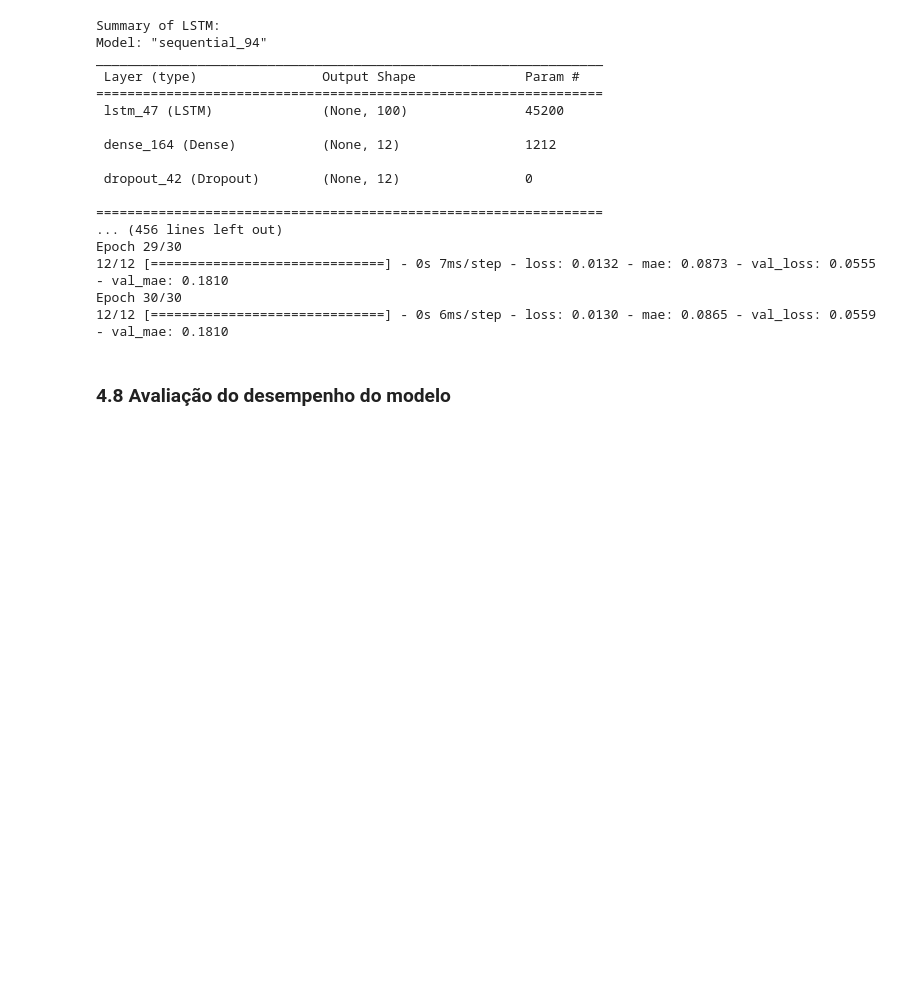
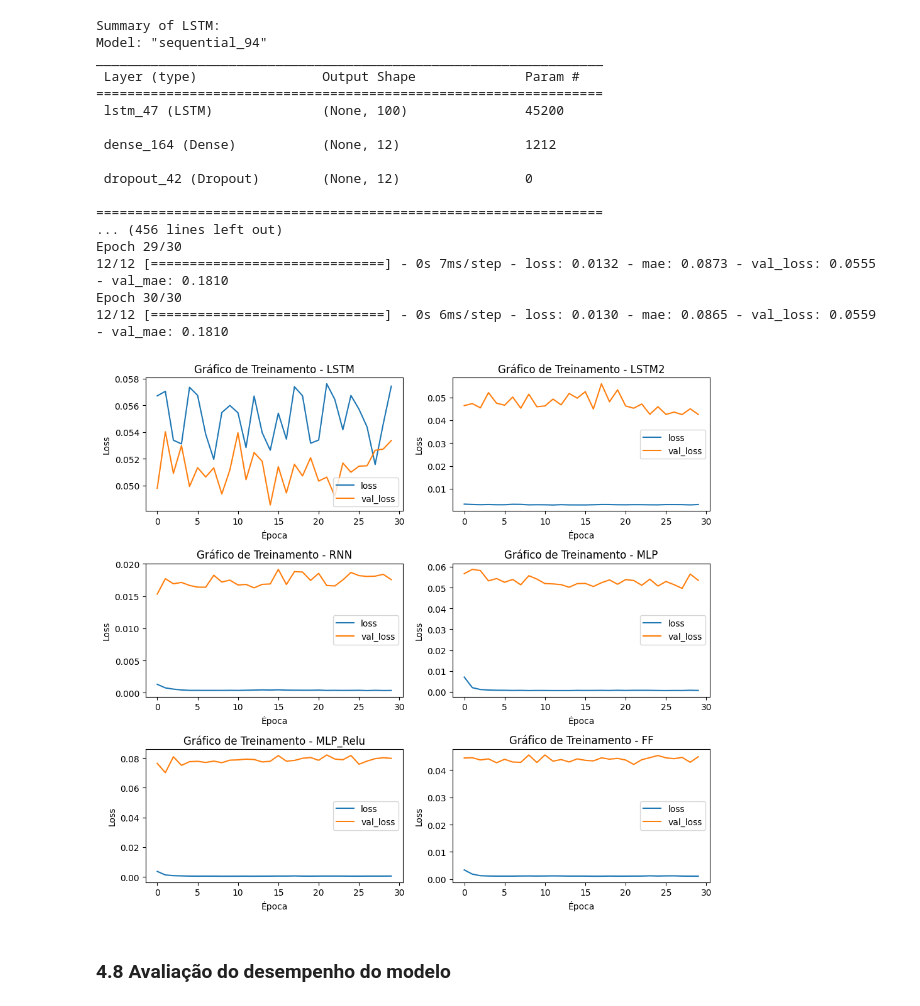
Before and after one commit to Wsouza36/Ciencia-de-Dados---PUC, a Jupyter notebook: Machine_Learning_&_Analytics_Sprint2.ipynb, the cells around one changed output. Drawn from its saved outputs; the diff is of its cells as text; code cells hidden in the pictures; blank space fills up the shorter version.

```diff
--- a/Machine_Learning_&_Analytics_Sprint2.ipynb
+++ b/Machine_Learning_&_Analytics_Sprint2.ipynb
@@ -1364,6 +1364,48 @@ Epoch 29/30
 12/12 [==============================] - 0s 7ms/step - loss: 0.0132 - mae: 0.0873 - val_loss: 0.0555 - val_mae: 0.1810
 Epoch 30/30
 12/12 [==============================] - 0s 6ms/step - loss: 0.0130 - mae: 0.0865 - val_loss: 0.0559 - val_mae: 0.1810
+# %%
+import matplotlib.pyplot as plt
+
+ncols = 2
+nrows = (len(models) + 1) // ncols  # Divisão inteira para o número de linhas
+
+# Criação da figura com subplots
+fig, axs = plt.subplots(nrows=nrows, ncols=ncols, figsize=(10, 3*nrows))
+
+# Treinamento dos modelos e plotagem do gráfico de treinamento
+for idx, model_info in enumerate(models):
+    model_name = model_info['name']
+    model = model_info['model']
+
+    model.compile(optimizer=Adam(learning_rate=0.001, decay=0.0001),
+                  loss='mse',
+                  metrics=['mae'])
+
+    # Treinamento do modelo
+    if model_name in ['MLP', 'MLP_Relu', 'FF']:
+        # Ajuste da dimensão dos dados de treinamento para modelos unidimensionais
+        X_train_reshaped = X_train.reshape((X_train.shape[0], days_time_step * 12))
+        X_val_reshaped = X_val.reshape((X_val.shape[0], days_time_step * 12))
+        history = model.fit(X_train_reshaped, y_train, validation_data=(X_val_reshaped, y_val), epochs=30, batch_size=32, verbose=0)
+    else:
+        history = model.fit(X_train, y_train, validation_data=(X_val, y_val), epochs=30, batch_size=32, verbose=0)
+
+    # Plotar o gráfico de treinamento no subplot correspondente ao modelo
+    row = idx // ncols
+    col = idx % ncols
+    axs[row, col].plot(history.history["loss"], label='loss')
+    axs[row, col].plot(history.history["val_loss"], label='val_loss')
+    axs[row, col].set_xlabel('Época')
+    axs[row, col].set_ylabel('Loss')
+    axs[row, col].set_title(f"Gráfico de Treinamento - {model_name}")
+    axs[row, col].legend()
+
+# Ajustar o espaço entre os subplots e exibir a figura
+plt.tight_layout()
+plt.show()
+# %% [output]
+[figure, added]
 # %% [markdown]
 ### 4.8 Avaliação do desempenho do modelo
 # %%
```
Also changed, not shown: parts of 10 cells of this notebook.
